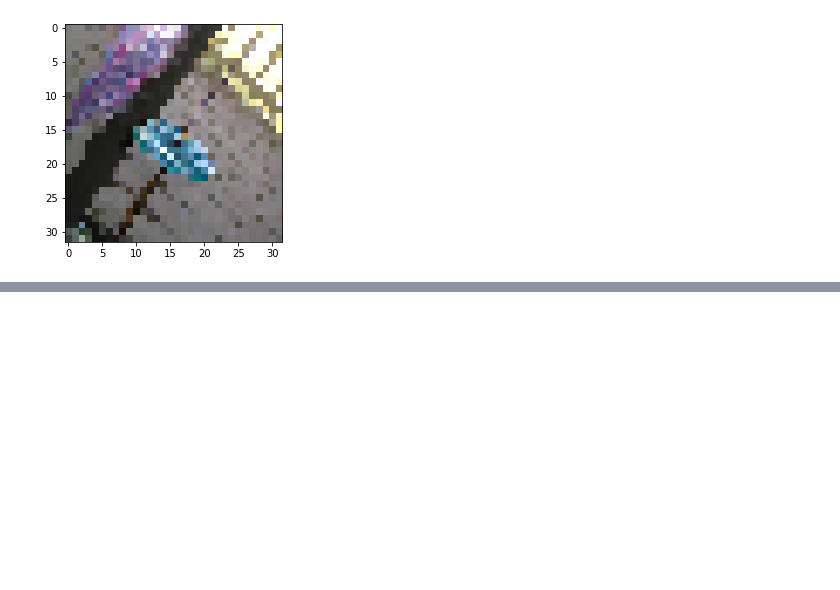
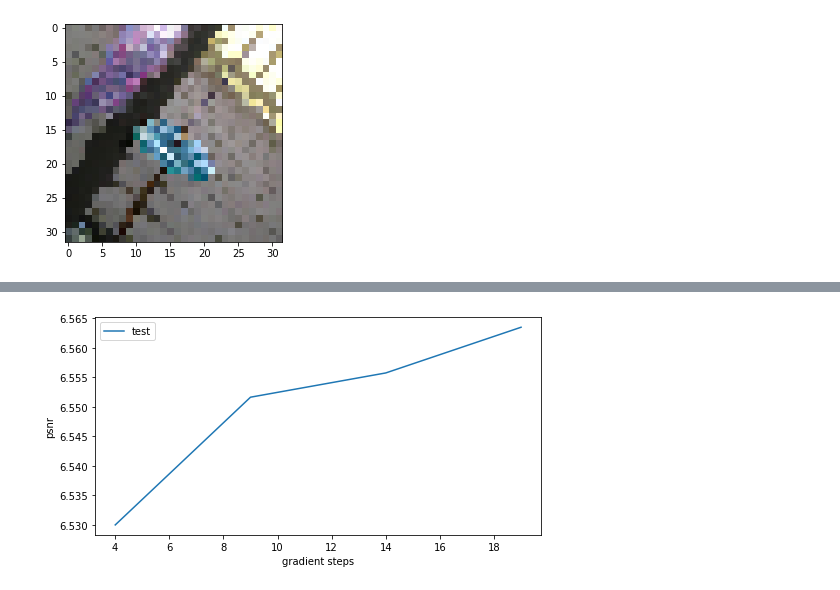
Before and after one commit to thurgarion2/noise2noise, a Jupyter notebook: 00_training.ipynb, the cells around one changed output, grey strips where cells are left out. Drawn from its saved outputs; the diff is of its cells as text; code cells hidden in the pictures; blank space fills up the shorter version.

```diff
--- a/00_training.ipynb
+++ b/00_training.ipynb
@@ -217,3 +277,19 @@ psnr :6.391543865203857
+# %%
+#export
+def plot_psnr(psnrs, labels, axis):
+    for psnr, label in zip(psnrs,labels):
+        steps, psnr = zip(*psnr)
+        axis.plot(steps, psnr, label=label)
+
+
+    axis.set_xlabel('gradient steps')
+    axis.legend()
+    axis.set_ylabel('psnr')
+# %%
+_, axs = plt.subplots(figsize=(8,4))
+plot_psnr([test_metric], ['test'], axs)
+# %% [output]
+[figure, added]
 # %%
 #export
 def plot_losses(train_losses, test_losses, test_metric):
```
Also changed, not shown: parts of 13 cells of this notebook, 13 other files.
